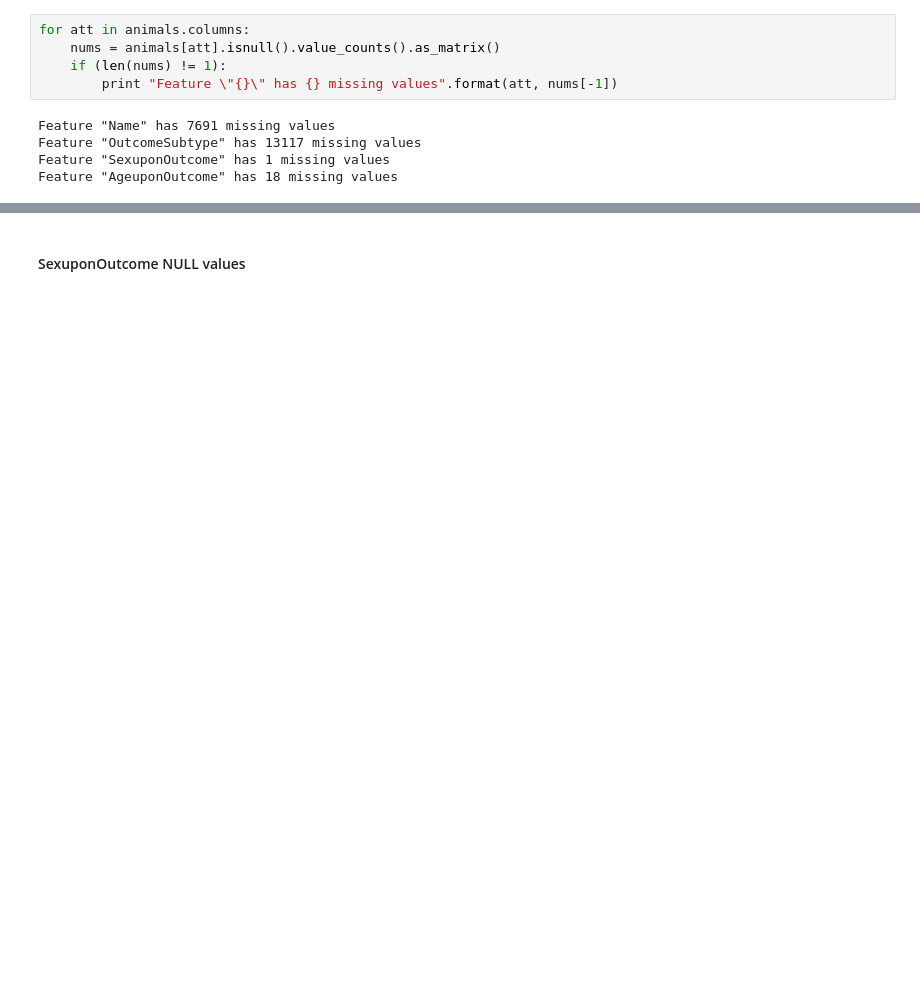
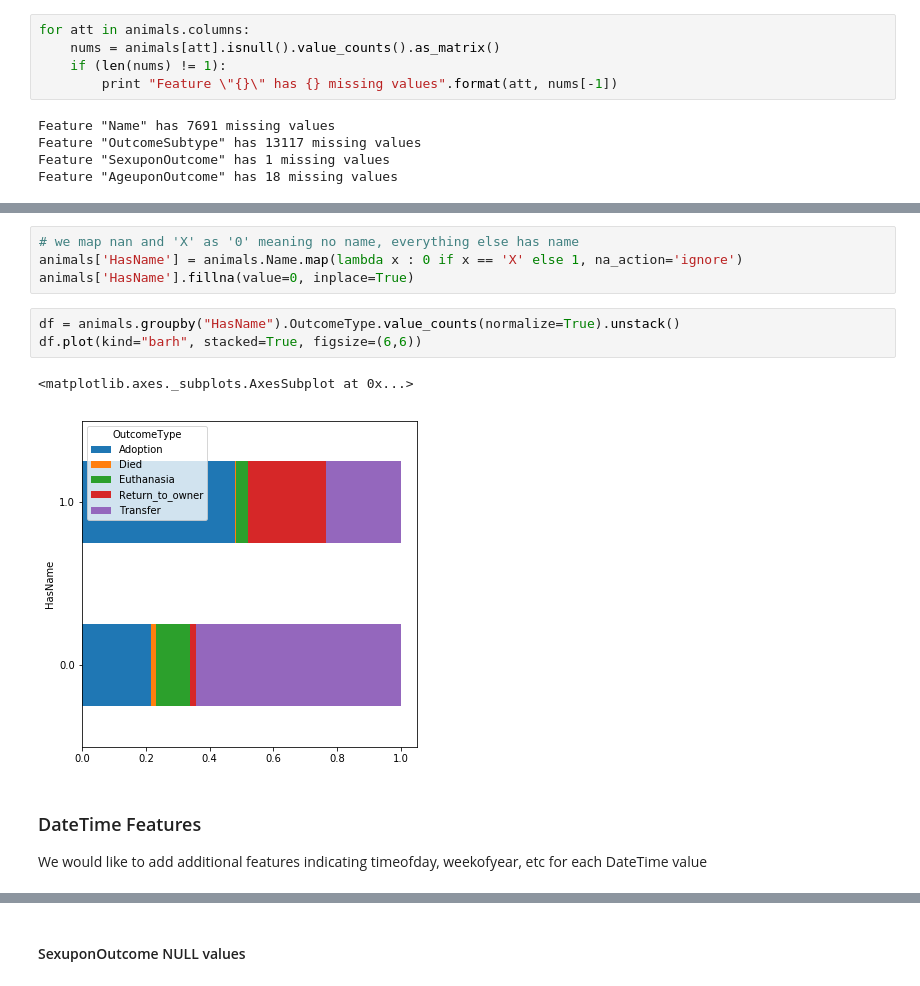
Before and after one commit to mspinelli/animal_shelter, a Jupyter notebook: DataExplore.ipynb, the cells around one changed output, grey strips where cells are left out. Drawn from its saved outputs; the diff is of its cells as text; blank space fills up the shorter version.

```diff
--- a/DataExplore.ipynb
+++ b/DataExplore.ipynb
@@ -73,0 +69,13 @@ We suspect "Name" does not have a significant influnce on the animal outcome.
+# %%
+# we map nan and 'X' as '0' meaning no name, everything else has name
+animals['HasName'] = animals.Name.map(lambda x : 0 if x == 'X' else 1, na_action='ignore')
+animals['HasName'].fillna(value=0, inplace=True)
+# %%
+df = animals.groupby("HasName").OutcomeType.value_counts(normalize=True).unstack()
+df.plot(kind="barh", stacked=True, figsize=(6,6))
+# %% [output]
+<matplotlib.axes._subplots.AxesSubplot at 0x...>
+[figure, added]
+# %% [markdown]
+### DateTime Features
+We would like to add additional features indicating timeofday, weekofyear, etc for each DateTime value
```
Also changed, not shown: parts of 22 cells of this notebook.
